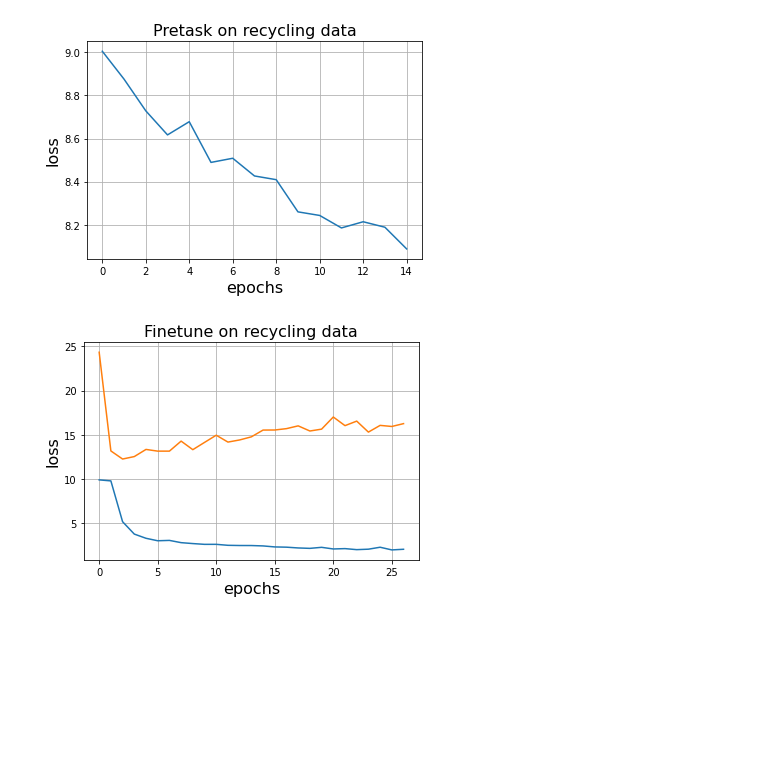
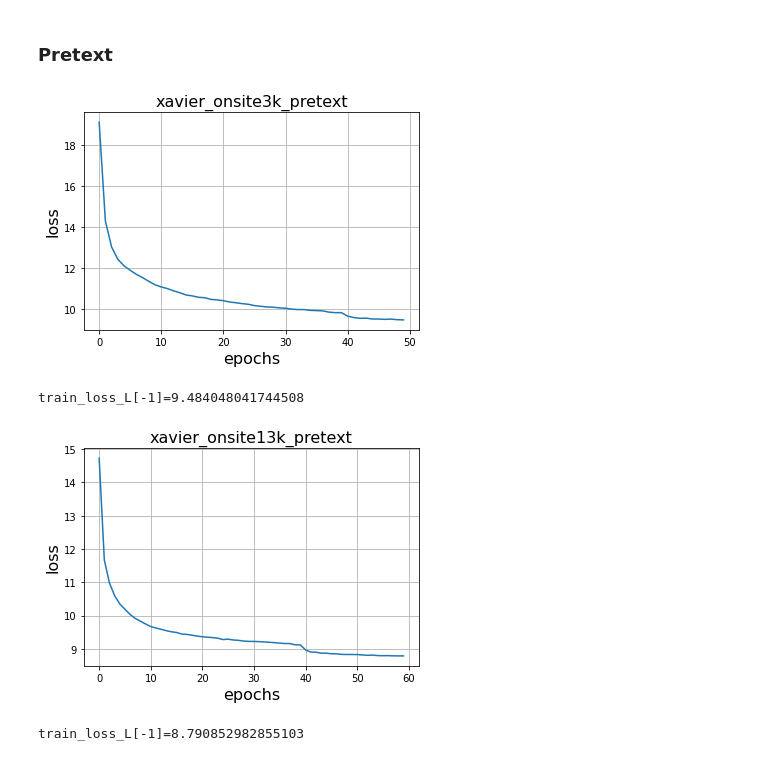
Before and after one commit to bnbsking/0-Object-Detection-Tools, a Jupyter notebook: DETRegNotes/plotLoss.ipynb, the cells around one changed output. Drawn from its saved outputs; the diff is of its cells as text; code cells hidden in the pictures; blank space fills up the shorter version.

```diff
--- a/DETRegNotes/plotLoss.ipynb
+++ b/DETRegNotes/plotLoss.ipynb
@@ -1,29 +1,33 @@
 # %%
 import matplotlib.pyplot as plt
 import re, json
+import numpy as np
 
-txt = open("DETReg_top30_in/log.txt","r").read()
-txtL = re.findall("\{(.*)\}", txt) # epoch split
-train_loss_L = [ json.loads("{"+txtL[i]+"}")["train_loss"] for i in range(len(txtL)) ]
-plt.title("Pretask on recycling data", fontsize=16)
-plt.xlabel("epochs", fontsize=16)
-plt.ylabel("loss", fontsize=16)
-plt.plot(train_loss_L[10:])
-plt.grid('on')
-plt.show()
+def detregPlotLoss(path,task,title,start=0,end=None):
+    txt = open(f"{path}/log.txt","r").read()
+    txtL = re.findall("\{(.*)\}", txt) # epoch split
+    plt.title(title, fontsize=16)
+    plt.xlabel("epochs", fontsize=16)
+    plt.ylabel("loss", fontsize=16)
+    if task:
+        train_loss_L = [ json.loads("{"+txtL[i]+"}")["train_loss"] for i in range(len(txtL)) ]
+        plt.plot(train_loss_L[start:end])
+    if task=="finetune":
+        val_loss_L   = [ json.loads("{"+txtL[i]+"}")["test_loss"] for i in range(len(txtL)) ]
+        plt.plot(val_loss_L[start:end])
+        print
+    plt.grid('on')
+    plt.show()
+    print(f"train_loss_L[-1]={train_loss_L[-1]}" if task=="pretext" else f"val_loss_L[-1]={val_loss_L[-1]}")
-# %% [output]
-[figure, removed]
-# %%
-txt = open("DETReg_fine_tune_full_coco//log.txt","r").read()
-txtL = re.findall("\{(.*)\}", txt) # epoch split
-train_loss_L = [ json.loads("{"+txtL[i]+"}")["train_loss"] for i in range(len(txtL)) ]
-valid_loss_L = [ json.loads("{"+txtL[i]+"}")["test_loss"] for i in range(len(txtL)) ]
-plt.title("Finetune on recycling data", fontsize=16)
-plt.xlabel("epochs", fontsize=16)
-plt.ylabel("loss", fontsize=16)
-plt.plot(train_loss_L)
-plt.plot(valid_loss_L)
-plt.grid('on')
-plt.show()
-# %% [output]
-[figure, removed]
+# %% [markdown]
+### Pretext
+# %%
+detregPlotLoss("xavier_messy3k_DETReg_top30_in","pretext","xavier_onsite3k_pretext")
+# %% [output]
+[figure, added]
+train_loss_L[-1]=9.484048041744508
+# %%
+detregPlotLoss("xavier_messy13k_DETReg_top30_in","pretext","xavier_onsite13k_pretext")
+# %% [output]
+[figure, added]
+train_loss_L[-1]=8.790852982855103
```
Also changed, not shown: parts of 6 cells of this notebook.
